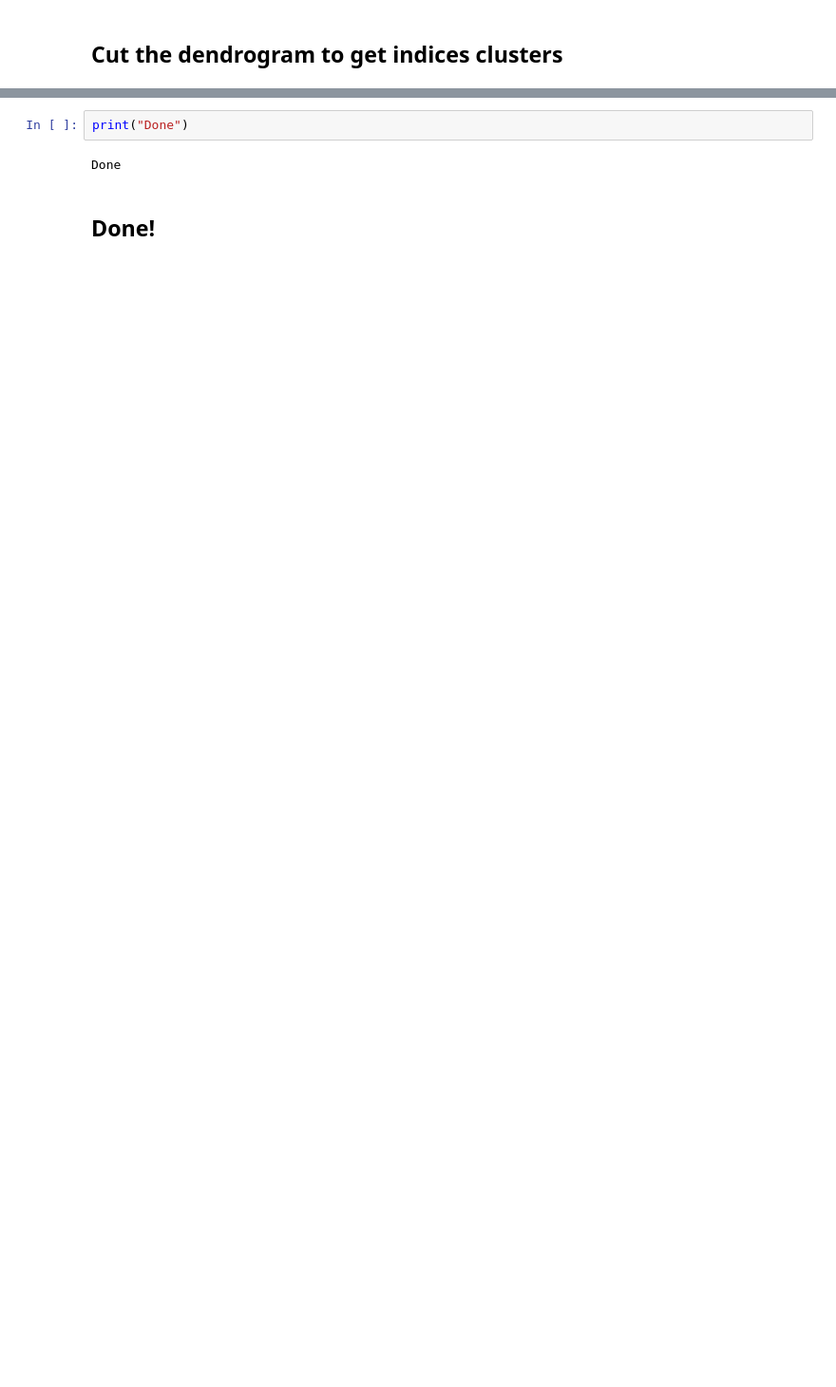
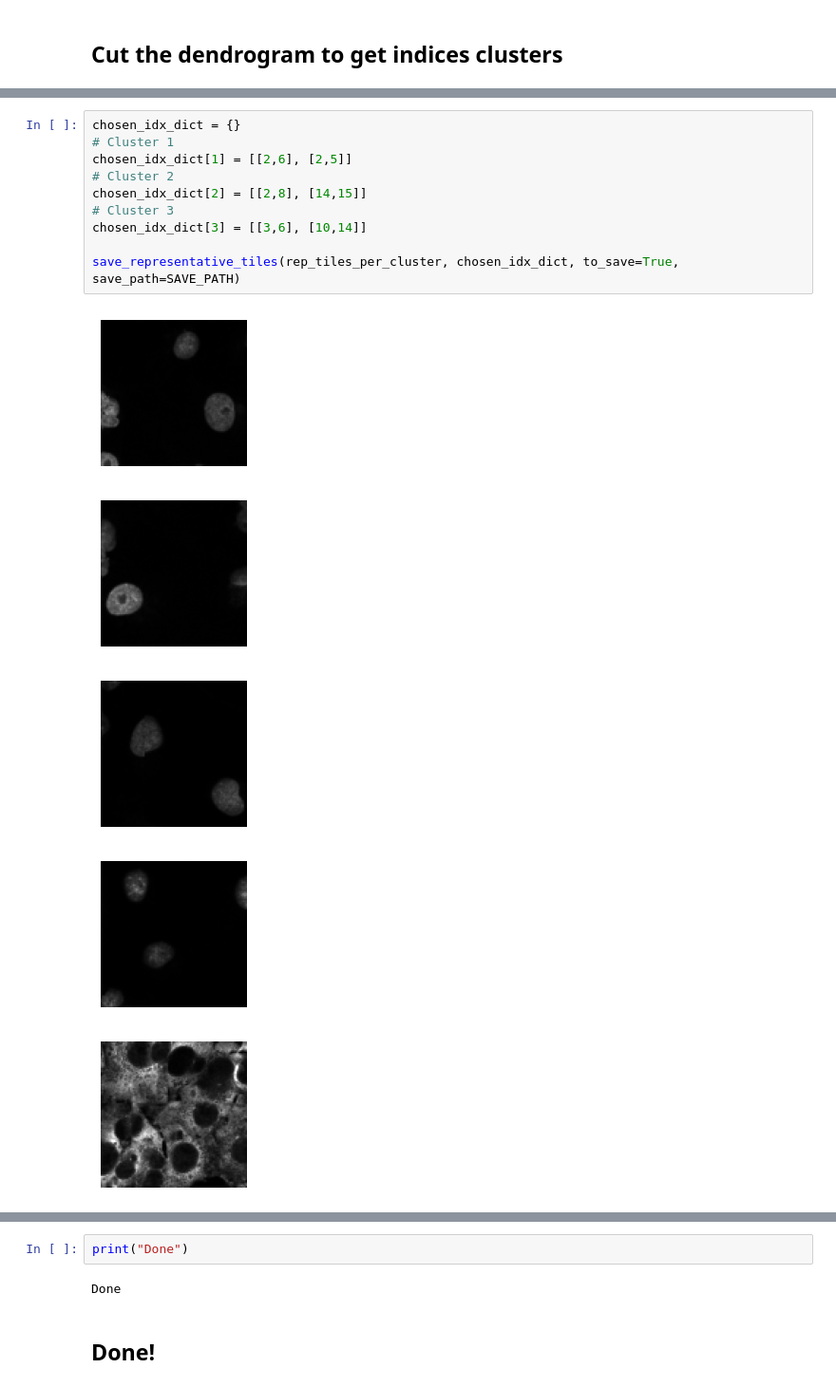
Before and after one commit to Sagykri/NOVA, a Jupyter notebook: outputs/figures/feature_spectra_notebooks/U2OS_VQ1_codebook_hierarchical_clustering_feature_spectra.ipynb, the cells around one changed output, grey strips where cells are left out. Shown at 95% size. Cells and saved outputs as stored; diff of their text form; blank space fills up the shorter version.

```diff
--- a/outputs/figures/feature_spectra_notebooks/U2OS_VQ1_codebook_hierarchical_clustering_feature_spectra.ipynb
+++ b/outputs/figures/feature_spectra_notebooks/U2OS_VQ1_codebook_hierarchical_clustering_feature_spectra.ipynb
@@ -559,0 +106,16 @@ plot_delta_feature_spectra(corr_with_clusters,
+# %%
+chosen_idx_dict = {}
+# Cluster 1
+chosen_idx_dict[1] = [[2,6], [2,5]]
+# Cluster 2
+chosen_idx_dict[2] = [[2,8], [14,15]]
+# Cluster 3
+chosen_idx_dict[3] = [[3,6], [10,14]]
+
+save_representative_tiles(rep_tiles_per_cluster, chosen_idx_dict, to_save=True, save_path=SAVE_PATH)
+# %% [output]
+[figure, added]
+[figure, added]
+[figure, added]
+[figure, added]
+[figure, added]
```
Also changed, not shown: parts of 35 cells of this notebook.
